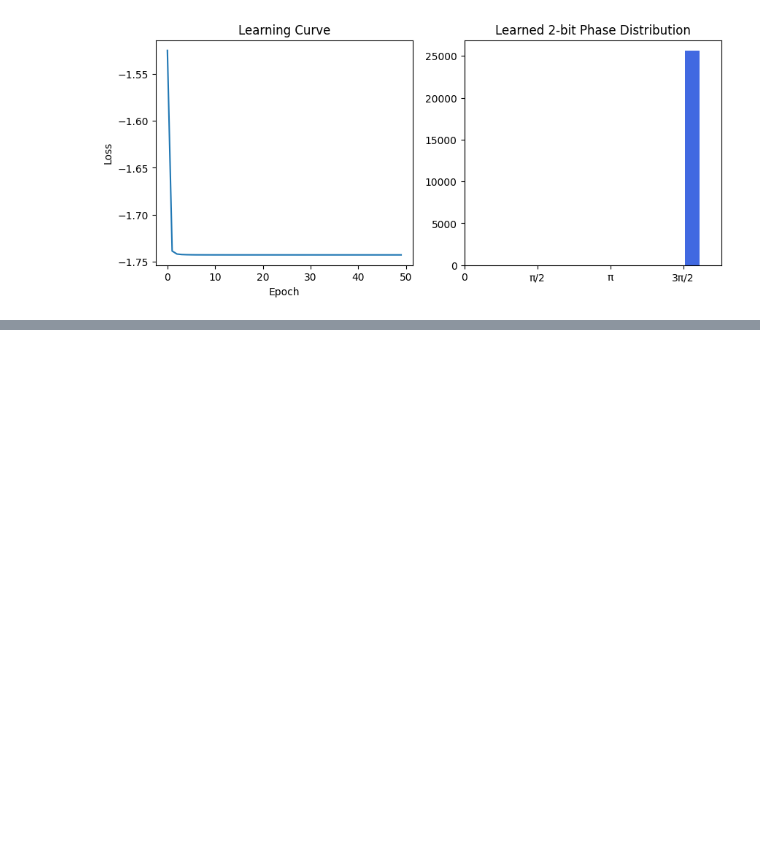
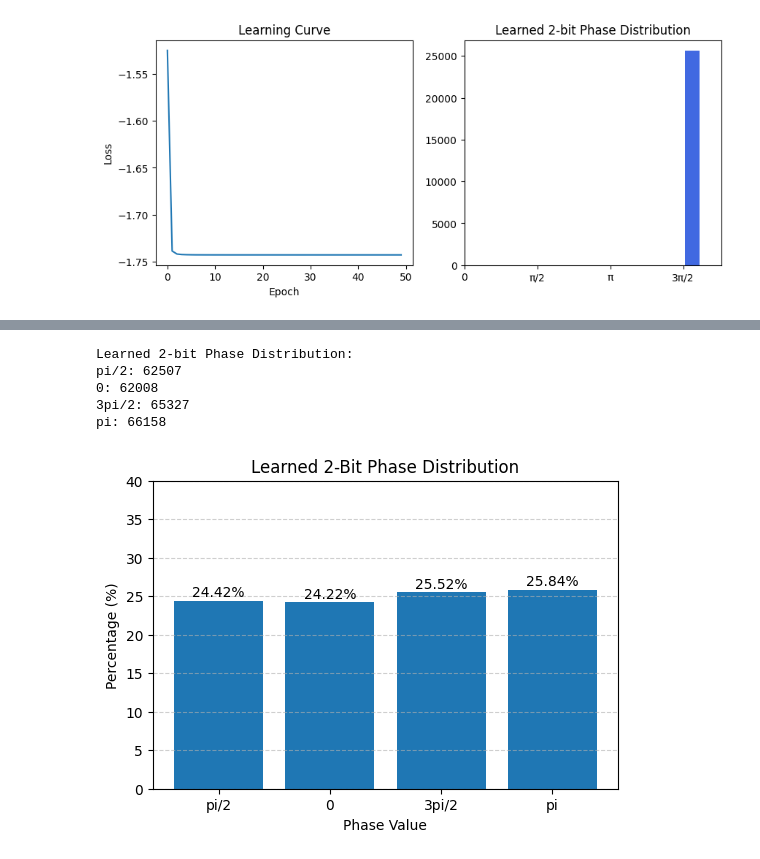
Before and after one commit to gouravanirudh05/Gumble_RIS, a Jupyter notebook: GumbleRIS.ipynb, the cells around one changed output, grey strips where cells are left out. Saved outputs shown, nothing was run; the diff lists cells and outputs as text; code cells hidden in the pictures; blank space fills up the shorter version.

```diff
--- a/GumbleRIS.ipynb
+++ b/GumbleRIS.ipynb
@@ -95,0 +244,7 @@ Average Inference Latency: 13.10 ms per sample (Paper: 28 ms) [cite: 9]
+# %%
+theta = torch.tensor([0, math.pi/2, math.pi, 3*math.pi/2],
+                     dtype=torch.float32, device=device)
+
+def construct_phase(y):
+    phi = torch.sum(y * theta, dim=2)
+    return torch.exp(1j * phi)
@@ -95,0 +273,6 @@ Average Inference Latency: 13.10 ms per sample (Paper: 28 ms) [cite: 9]
+# %%
+model = GumbelRIS(tau=1.0).to(device)
+optimizer = torch.optim.Adam(model.parameters(), lr=1e-3)
+
+print("Total parameters:",
+      sum(p.numel() for p in model.parameters()))
@@ -95,0 +385,64 @@ Average Inference Latency: 13.10 ms per sample (Paper: 28 ms) [cite: 9]
+# %%
+from collections import Counter
+
+model.eval()
+phase_counts = Counter()
+
+with torch.no_grad():
+    for x, G, H, D in test_loader:
+        x = x.to(device)
+
+        y, _ = model(x, hard=True)
+        phi = torch.sum(y * theta, dim=2)  # phase angles
+
+        # Flatten batch
+        phi_flat = phi.cpu().numpy().flatten()
+
+        # Convert to discrete bins
+        for val in phi_flat:
+            if np.isclose(val, 0):
+                phase_counts["0"] += 1
+            elif np.isclose(val, np.pi/2):
+                phase_counts["pi/2"] += 1
+            elif np.isclose(val, np.pi):
+                phase_counts["pi"] += 1
+            elif np.isclose(val, 3*np.pi/2):
+                phase_counts["3pi/2"] += 1
+
+print("Learned 2-bit Phase Distribution:")
+for k, v in phase_counts.items():
+    print(f"{k}: {v}")
+# %% [output]
+Learned 2-bit Phase Distribution:
+pi/2: 62507
+0: 62008
+3pi/2: 65327
+pi: 66158
+# %%
+import matplotlib.pyplot as plt
+
+# Convert to percentages
+total = sum(phase_counts.values())
+
+labels = list(phase_counts.keys())
+percentages = [100 * phase_counts[k] / total for k in labels]
+
+# -----------------------
+# BAR PLOT
+# -----------------------
+plt.figure(figsize=(6,4))
+bars = plt.bar(labels, percentages)
+
+plt.title("Learned 2-Bit Phase Distribution")
+plt.ylabel("Percentage (%)")
+plt.xlabel("Phase Value")
+
+# Add value labels on bars
+for i, v in enumerate(percentages):
+    plt.text(i, v + 0.5, f"{v:.2f}%", ha='center')
+
+plt.ylim(0, 40)
+plt.grid(axis='y', linestyle='--', alpha=0.6)
+plt.show()
+# %% [output]
+[figure, added]
```
Also changed, not shown: parts of 14 cells of this notebook.
